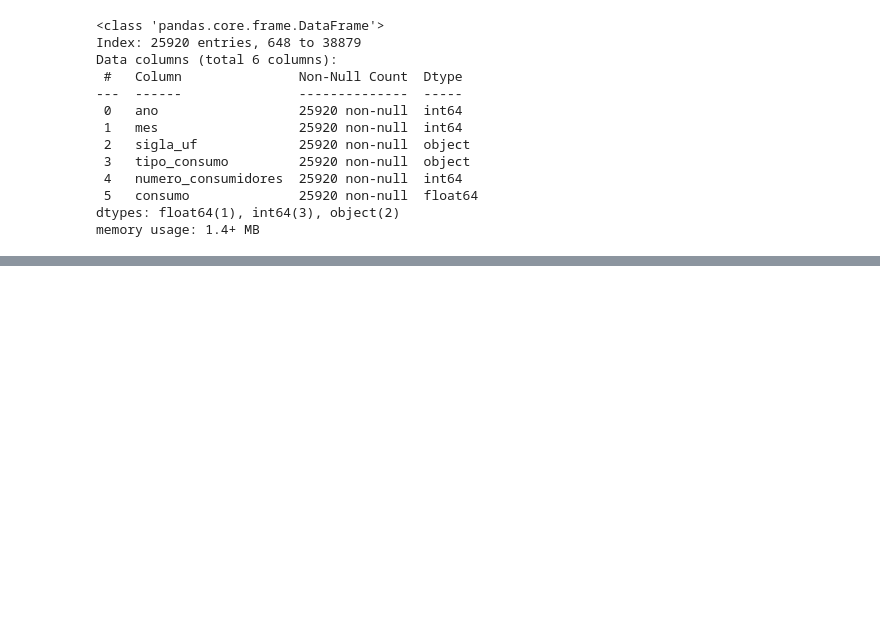
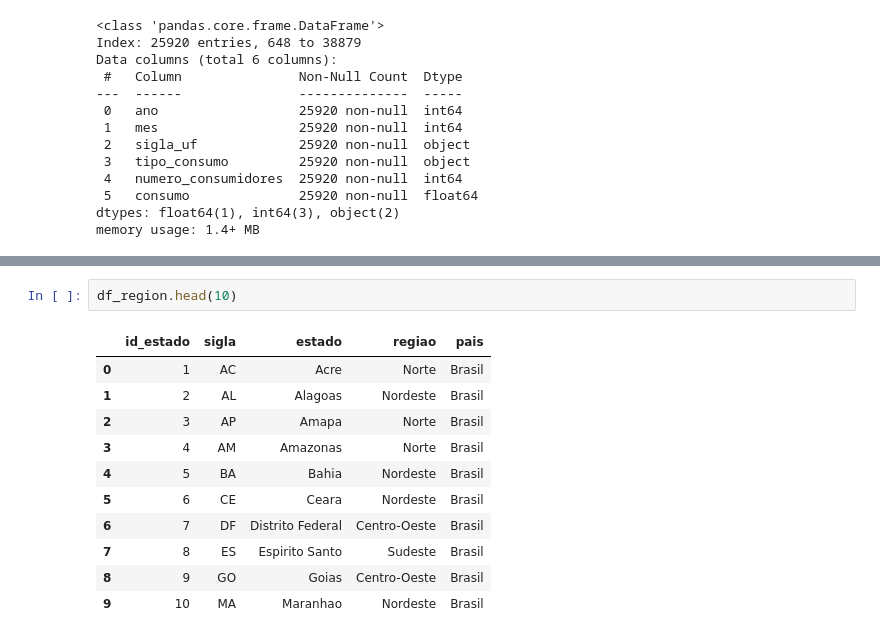
Before and after one commit to davi873/AI_energy_analysis_py, a Jupyter notebook: notebooks/index.ipynb, the cells around one changed output, grey strips where cells are left out. Drawn from its saved outputs; the diff is of its cells as text; blank space fills up the shorter version.

```diff
--- a/notebooks/index.ipynb
+++ b/notebooks/index.ipynb
@@ -181,0 +211,14 @@ memory usage: 1.4+ MB
+# %%
+df_region.head(10)
+# %% [output]
+|  | id_estado | sigla | estado | regiao | pais |
+| 0 | 1 | AC | Acre | Norte | Brasil |
+| 1 | 2 | AL | Alagoas | Nordeste | Brasil |
+| 2 | 3 | AP | Amapa | Norte | Brasil |
+| 3 | 4 | AM | Amazonas | Norte | Brasil |
+| 4 | 5 | BA | Bahia | Nordeste | Brasil |
+| 5 | 6 | CE | Ceara | Nordeste | Brasil |
+| 6 | 7 | DF | Distrito Federal | Centro-Oeste | Brasil |
+| 7 | 8 | ES | Espirito Santo | Sudeste | Brasil |
+| 8 | 9 | GO | Goias | Centro-Oeste | Brasil |
+| 9 | 10 | MA | Maranhao | Nordeste | Brasil |
```
Also changed, not shown: parts of 18 cells of this notebook.
